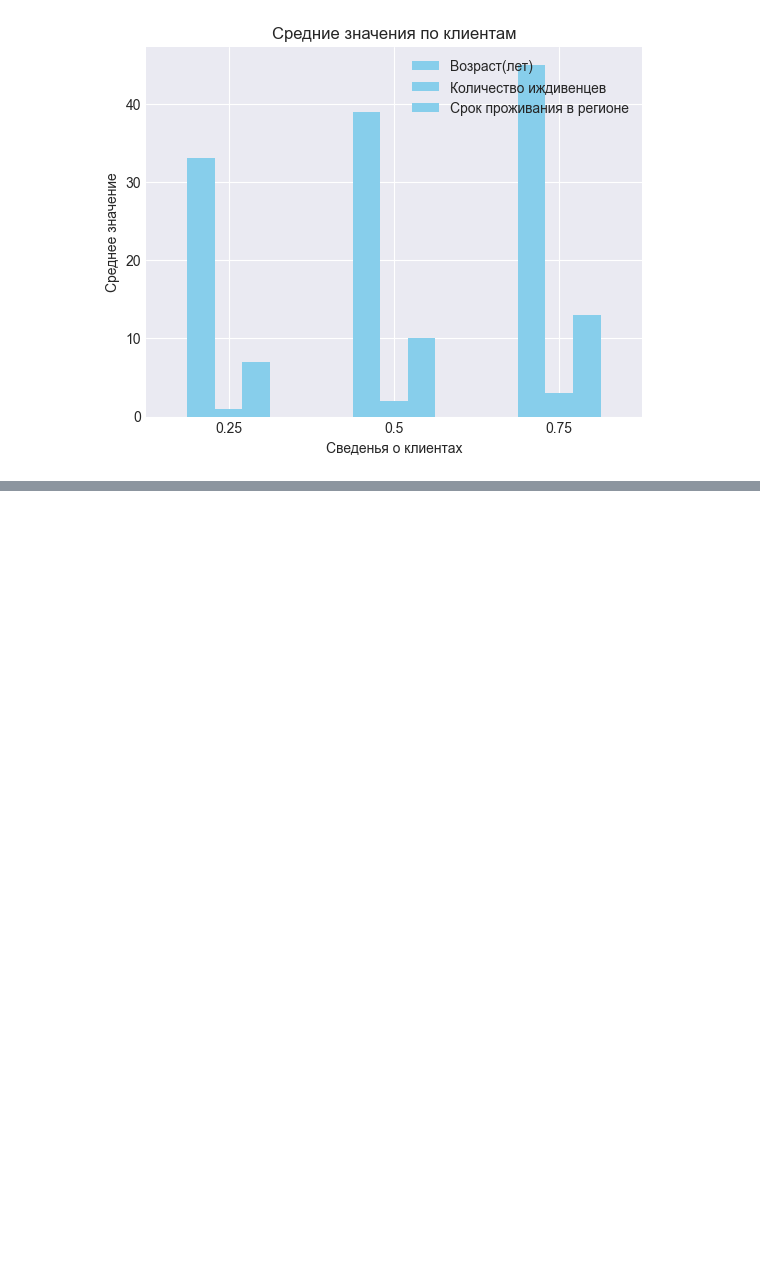
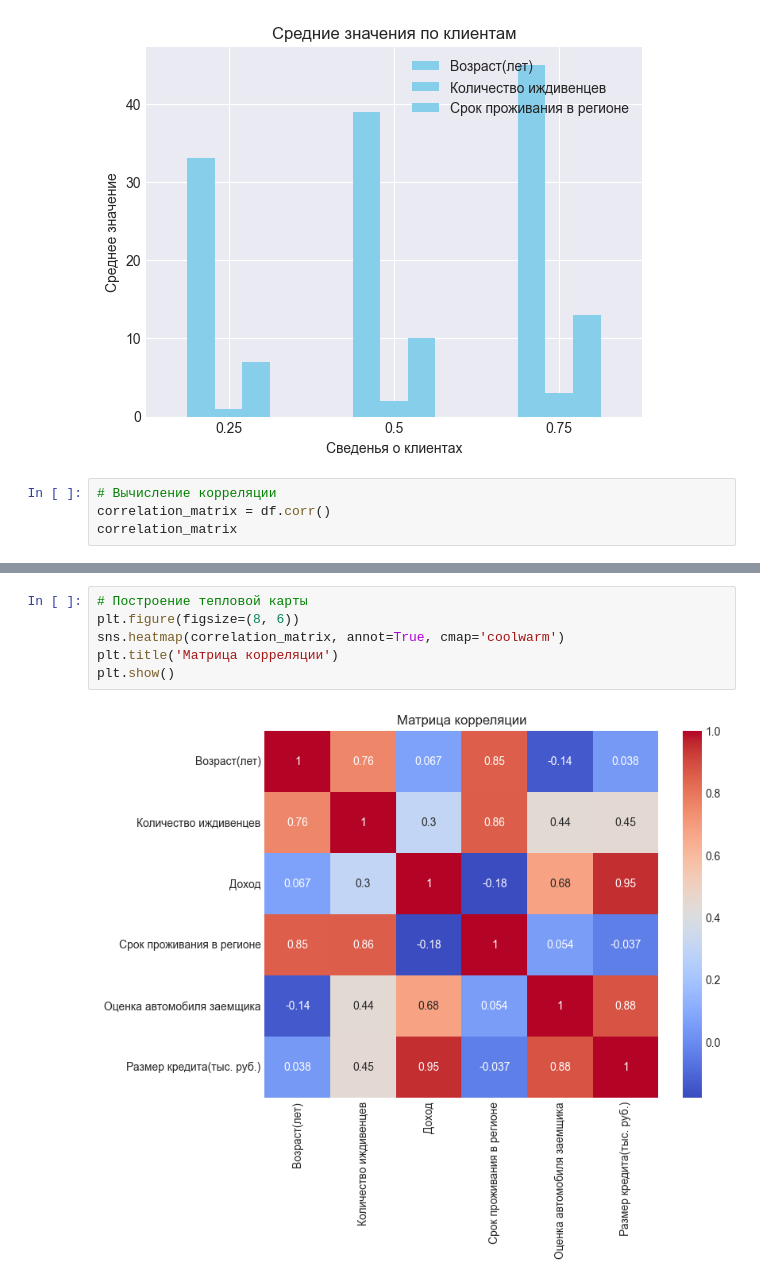
Before and after one commit to Nikita-Seomin/Mag_IAD_methods_data_analysis, a Jupyter notebook: lab1.ipynb, the cells around one changed output, grey strips where cells are left out. Saved outputs shown, nothing was run; the diff lists cells and outputs as text; blank space fills up the shorter version.

Commit message:
add Pairplot and corr

```diff
--- a/lab1.ipynb
+++ b/lab1.ipynb
@@ -240,3 +241,7 @@ plt.show()
 # %% [output]
 <Figure size 1500x600 with 0 Axes>
 [figure]
+# %%
+# Вычисление корреляции
+correlation_matrix = df.corr()
+correlation_matrix
@@ -242,0 +256,8 @@ plt.show()
+# %%
+# Построение тепловой карты
+plt.figure(figsize=(8, 6))
+sns.heatmap(correlation_matrix, annot=True, cmap='coolwarm')
+plt.title('Матрица корреляции')
+plt.show()
+# %% [output]
+[figure, added]
```
Also changed, not shown: parts of 3 cells of this notebook.
